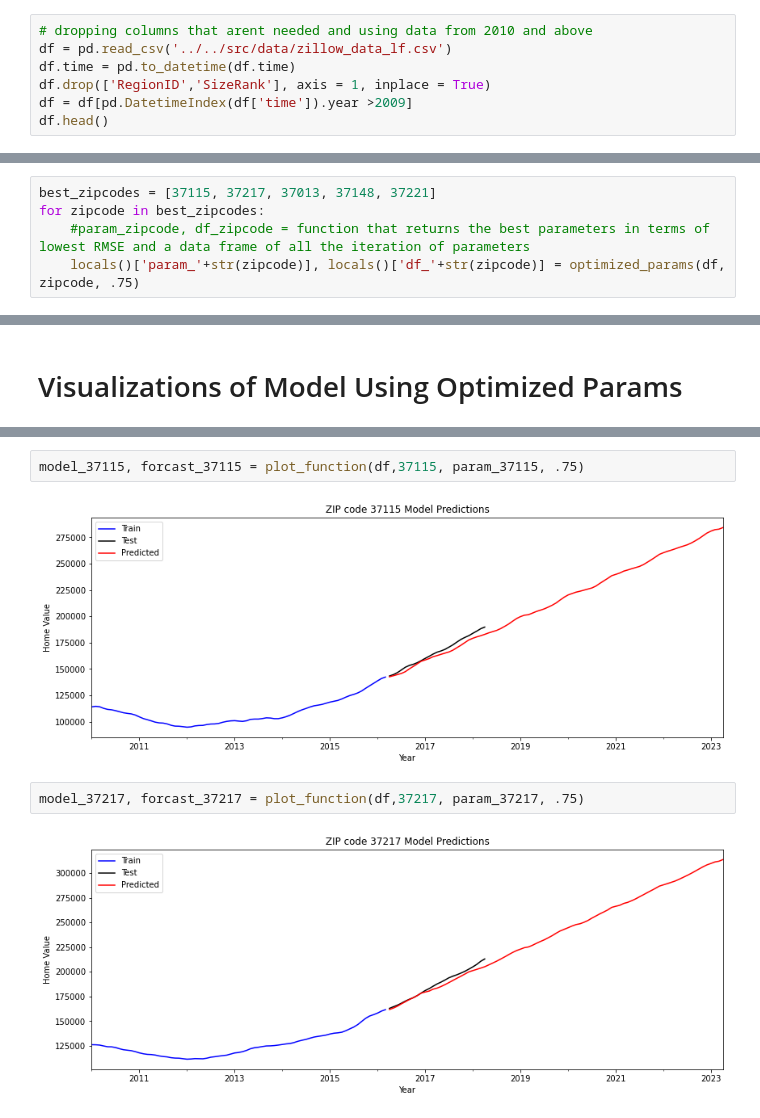
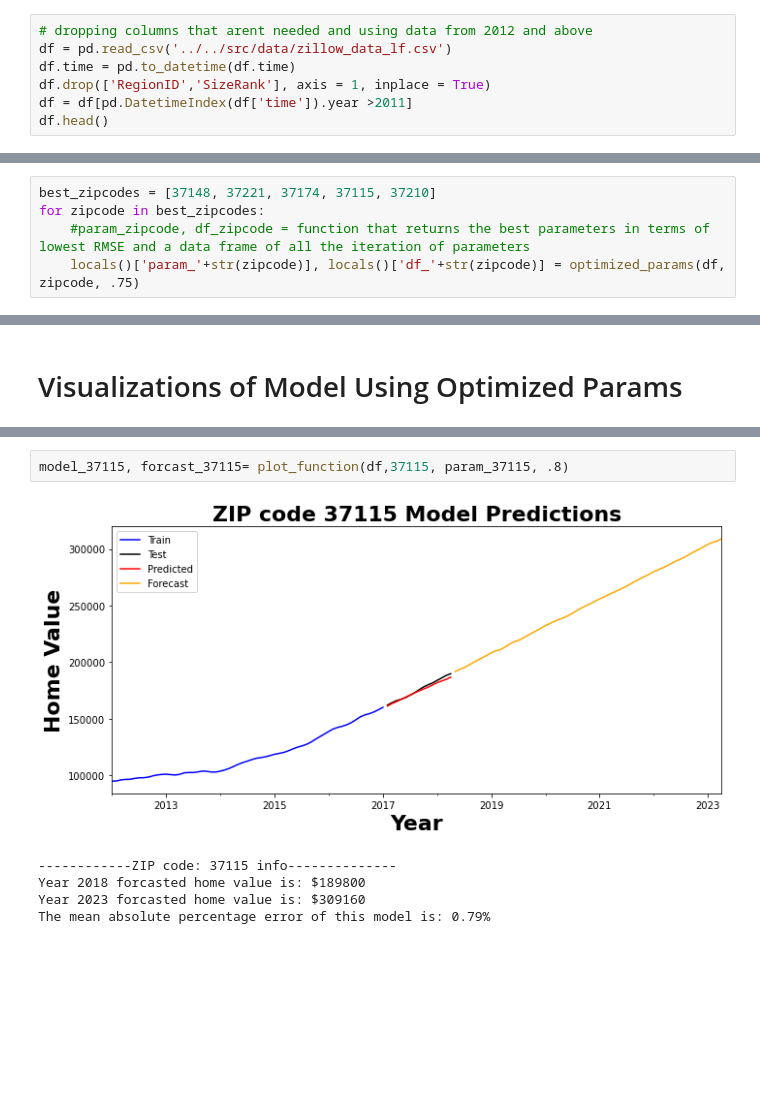
Before and after one commit to howen7/Time-series-zillow, a Jupyter notebook: notebooks/exploratory/Prophet.ipynb, the cells around one changed output, grey strips where cells are left out. Saved outputs shown, nothing was run; the diff lists cells and outputs as text; blank space fills up the shorter version.

```diff
--- a/notebooks/exploratory/Prophet.ipynb
+++ b/notebooks/exploratory/Prophet.ipynb
@@ -12,11 +18,11 @@ from sklearn.metrics import mean_squared_error, mean_absolute_error
 from sklearn.model_selection import ParameterGrid
 from numpy import load
 # %%
-# dropping columns that arent needed and using data from 2010 and above
+# dropping columns that arent needed and using data from 2012 and above
 df = pd.read_csv('../../src/data/zillow_data_lf.csv')
 df.time = pd.to_datetime(df.time)
 df.drop(['RegionID','SizeRank'], axis = 1, inplace = True)
-df = df[pd.DatetimeIndex(df['time']).year >2009]
+df = df[pd.DatetimeIndex(df['time']).year >2011]
 df.head()
 # %% [output]
 |  | RegionName | City | State | Metro | CountyName | time | value |
@@ -154,7 +173,7 @@ def optimized_params(df, zipcode, size_train):
     param_dic = model_parameters.sort_values(by=['RMSE']).reset_index(drop=True)['Parameters'][0]
     return param_dic, model_parameters
 # %%
-best_zipcodes = [37115, 37217, 37013, 37148, 37221]
+best_zipcodes = [37148, 37221, 37174, 37115, 37210]
 for zipcode in best_zipcodes:
     #param_zipcode, df_zipcode = function that returns the best parameters in terms of lowest RMSE and a data frame of all the iteration of parameters
     locals()['param_'+str(zipcode)], locals()['df_'+str(zipcode)] = optimized_params(df, zipcode, .75)
@@ -211,8 +303,8 @@ def plot_function(df, zipcode, params, size_test):
 # %%
-model_37115, forcast_37115 = plot_function(df,37115, param_37115, .75)
+model_37115, forcast_37115= plot_function(df,37115, param_37115, .8)
 # %% [output]
-[figure, old version]
+[figure, new version]
+------------ZIP code: 37115 info--------------
+Year 2018 forcasted home value is: $189800
+Year 2023 forcasted home value is: $309160
+The mean absolute percentage error of this model is: 0.79%
-# %%
-model_37217, forcast_37217 = plot_function(df,37217, param_37217, .75)
-# %% [output]
-[figure, removed]
```
Also changed, not shown: parts of 18 cells of this notebook, 9 other files.
